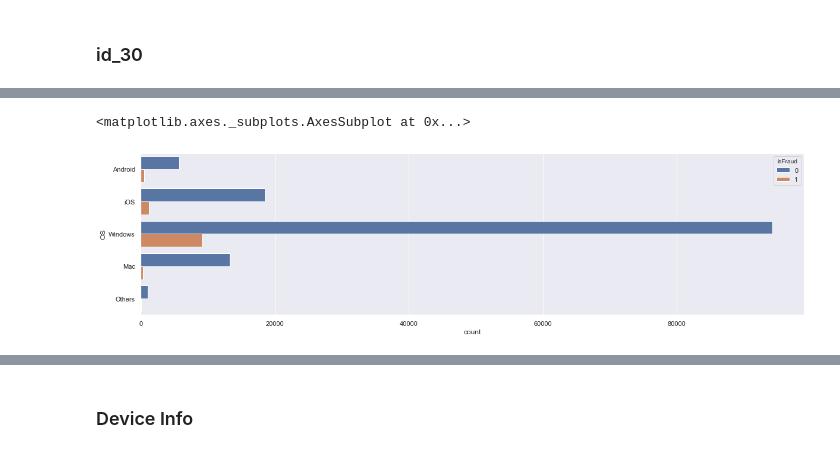
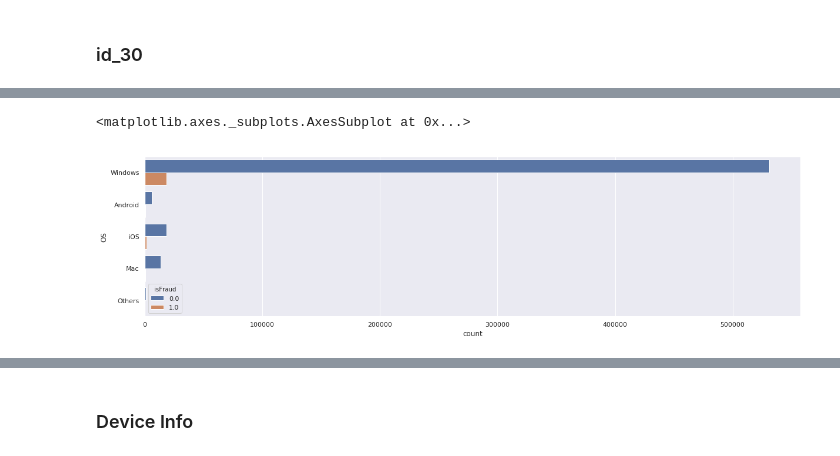
Before and after one commit to gsoosk/FraudDetection, a Jupyter notebook: Fraud Detection.ipynb, the cells around one changed output, grey strips where cells are left out. Cells and saved outputs as stored; diff of their text form; code cells hidden in the pictures.

```diff
--- a/Fraud Detection.ipynb
+++ b/Fraud Detection.ipynb
@@ -399,11 +502,11 @@ I think it is ok !
 # %% [markdown]
 ## V attributes
 # %%
-# plt.figure(figsize=(20, 64))
-# j = 1;
-# for i in range(340):
-#     att = 'V' + str(i+1)
-#     if att in numbers_cat:
-#         plt.subplot(34, 10, j)
-#         sns.distplot(numbers_cat['V' + str(i+1)])
-#         j+=1
+plt.figure(figsize=(20, 64))
+j = 1;
+for i in range(340):
+    att = 'V' + str(i+1)
+    if att in numbers_cat:
+        plt.subplot(34, 10, j)
+        sns.distplot(numbers_cat['V' + str(i+1)])
+        j+=1
@@ -520,6 +630,8 @@ labels_p_imputed.head()
 At first we impute null values in our dataframe. For this act we use most frequent value of every columns.
 # %%
 class LabelImputer(TransformerMixin, BaseEstimator):
+    def __init__(self, dummy=False):
+      self.dummy = dummy
     def fit(self, X, y=None):
         self.tops = [[], []]
         for col in X:
@@ -528,9 +640,11 @@ class LabelImputer(TransformerMixin, BaseEstimator):
         return self
     def transform(self, X, y=None):
         X = X.copy()
+        if self.dummy:
+          return X.fillna('-9999')
         for i in range(len(self.tops[0])):
             X[self.tops[0][i]].fillna(self.tops[1][i], inplace=True)
         return X
 # %%
-label_imputer = LabelImputer()
+label_imputer = LabelImputer(dummy=False)
 label_imputed = label_imputer.fit_transform(labels_p_imputed)
@@ -820,3 +901,6 @@ iden_labels_imputed = label_imputer.fit_transform(iden_labels)
+# %%
+iden_labels_imputed = label_imputed
+del label_imputed
 # %% [markdown]
 ### Count Plot
 # %%
@@ -878,10 +962,10 @@ class SimplifyOS(BaseEstimator, TransformerMixin):
 iden_label_simple = SimplifyOS().transform(iden_label_melted)
 # %%
 plt.figure(figsize=(20, 5))
-sns.countplot(y=iden_label_simple['OS'], hue=y_i)
+sns.countplot(y=iden_label_simple['OS'].reset_index()['OS'], hue=y)
 # %% [output]
 <matplotlib.axes._subplots.AxesSubplot at 0x...>
-[figure, old version]
+[figure, new version]
 # %%
 iden_label_simple['OS'].value_counts().head()
 # %% [output]
```
Also changed, not shown: parts of 147 cells of this notebook, 1 other file.
